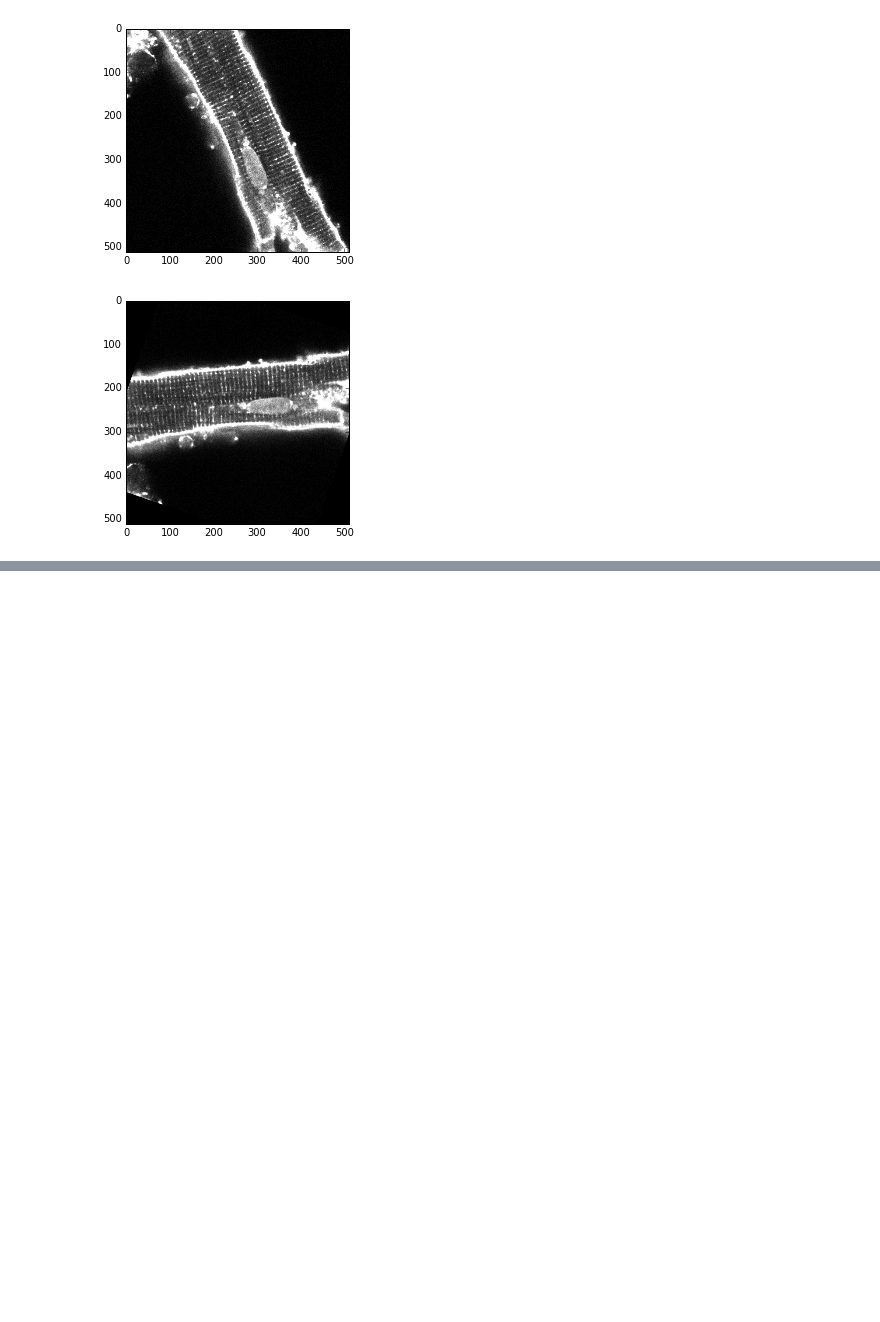
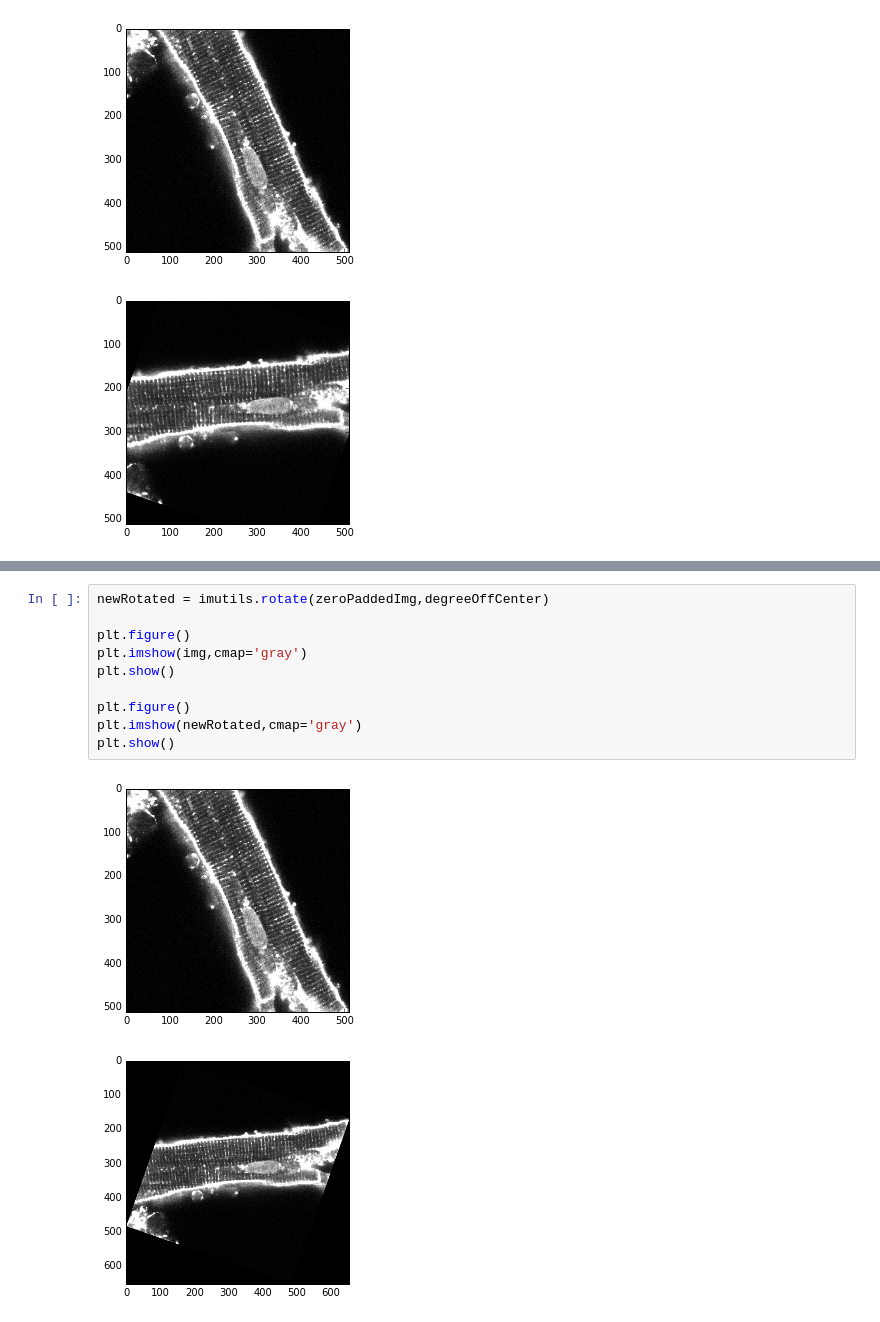
Before and after one commit to huskeypm/gpu_detect, a Jupyter notebook: reorientationFromSubsection.ipynb, the cells around one changed output, grey strips where cells are left out. Cells and saved outputs as stored; diff of their text form; blank space fills up the shorter version.

```diff
--- a/reorientationFromSubsection.ipynb
+++ b/reorientationFromSubsection.ipynb
@@ -206,0 +269,13 @@ plt.show()
+# %%
+newRotated = imutils.rotate(zeroPaddedImg,degreeOffCenter)
+
+plt.figure()
+plt.imshow(img,cmap='gray')
+plt.show()
+
+plt.figure()
+plt.imshow(newRotated,cmap='gray')
+plt.show()
+# %% [output]
+[figure, added]
+[figure, added]
```
Also changed, not shown: parts of 11 cells of this notebook, 1 other file.
